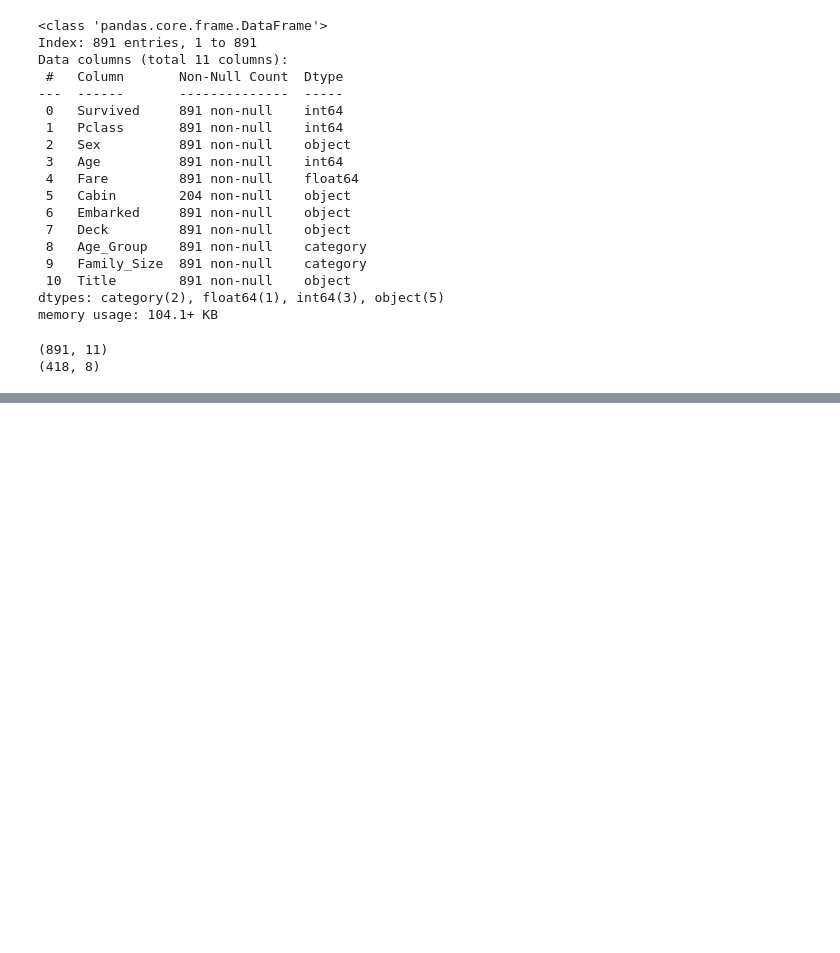
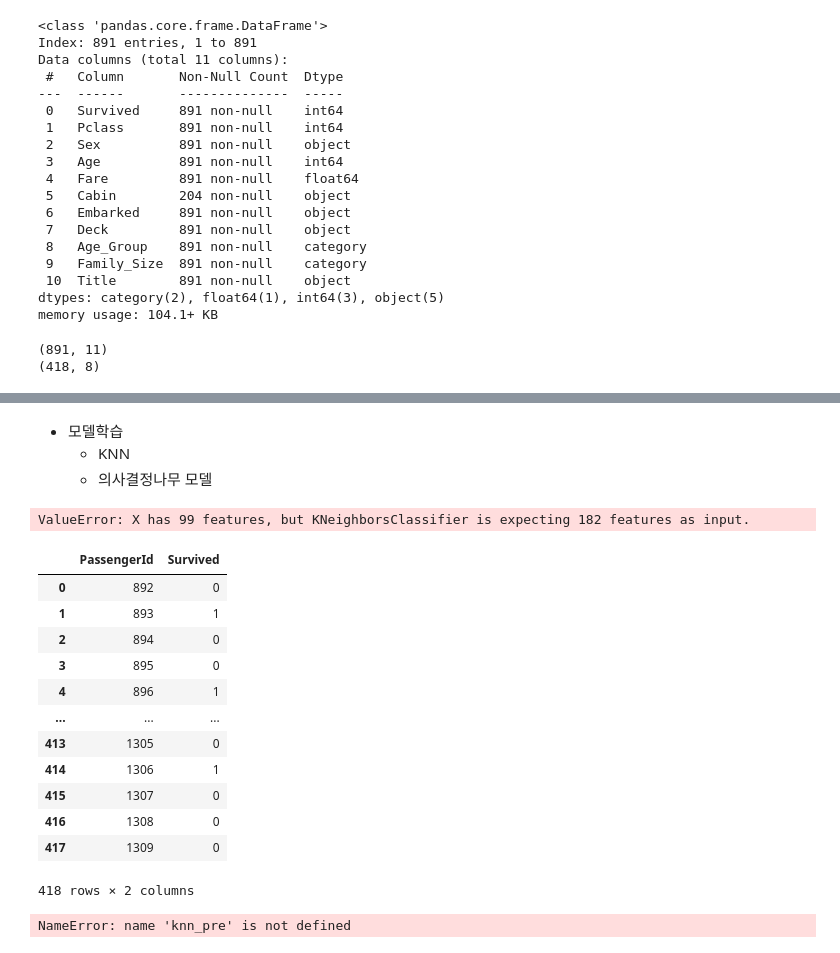
Before and after one commit to ydydydydydy/MachineLearning_, a Jupyter notebook: 04. titanic 데이터를 활용한 생존자 예측.ipynb, the cells around one changed output, grey strips where cells are left out. Cells and saved outputs as stored; diff of their text form; code cells hidden in the pictures; blank space fills up the shorter version.

```diff
--- a/04. titanic 데이터를 활용한 생존자 예측.ipynb
+++ b/04. titanic 데이터를 활용한 생존자 예측.ipynb
@@ -976,0 +1142,4 @@ print(test.shape)
+# %% [markdown]
+- 모델학습
+    - KNN
+    - 의사결정나무 모델
@@ -976,0 +1152,36 @@ print(test.shape)
+# %%
+# knn 모델 학습_ 하이퍼파라미터 조절X
+# 모델객체생성
+knn_model = KNeighborsClassifier()
+# 모델 학습
+knn_model.fit(X_train, y_train)
+# 교차검증 > 문제데이터 X_train, values
+cross_val_score(knn_model, X_train.values, y_train, cv = 5)
+# 결과 (knn_pre) > X_test.values
+knn_pre = knn_model.predict(X_test.values)
+# %% [output]
+ValueError: X has 99 features, but KNeighborsClassifier is expecting 182 features as input.
+# %%
+# kaggle 제출방법
+# gender_submission.csv 파일 읽어오기 (답안지 파일 > 임의의 정답)
+result_sub = pd.read_csv('data/gender_submission.csv')
+result_sub
+# %% [output]
+|  | PassengerId | Survived |
+| 0 | 892 | 0 |
+| 1 | 893 | 1 |
+| 2 | 894 | 0 |
+| 3 | 895 | 0 |
+| 4 | 896 | 1 |
+| ... | ... | ... |
+| 413 | 1305 | 0 |
+| 414 | 1306 | 1 |
+| 415 | 1307 | 0 |
+| 416 | 1308 | 0 |
+| 417 | 1309 | 0 |
+418 rows × 2 columns
+# %%
+# Survived 컬럼에 우리가 예측한 정답 덮어 씌워주기
+result_sub['Survived'] = knn_pre
+# %% [output]
+NameError: name 'knn_pre' is not defined
```
Also changed, not shown: parts of 24 cells of this notebook, 1 other file.
